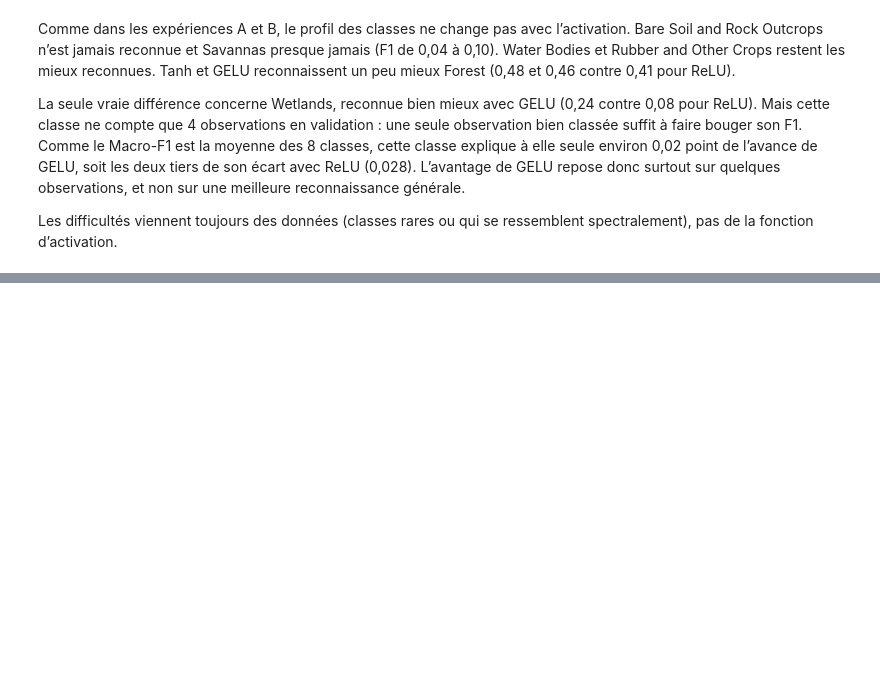
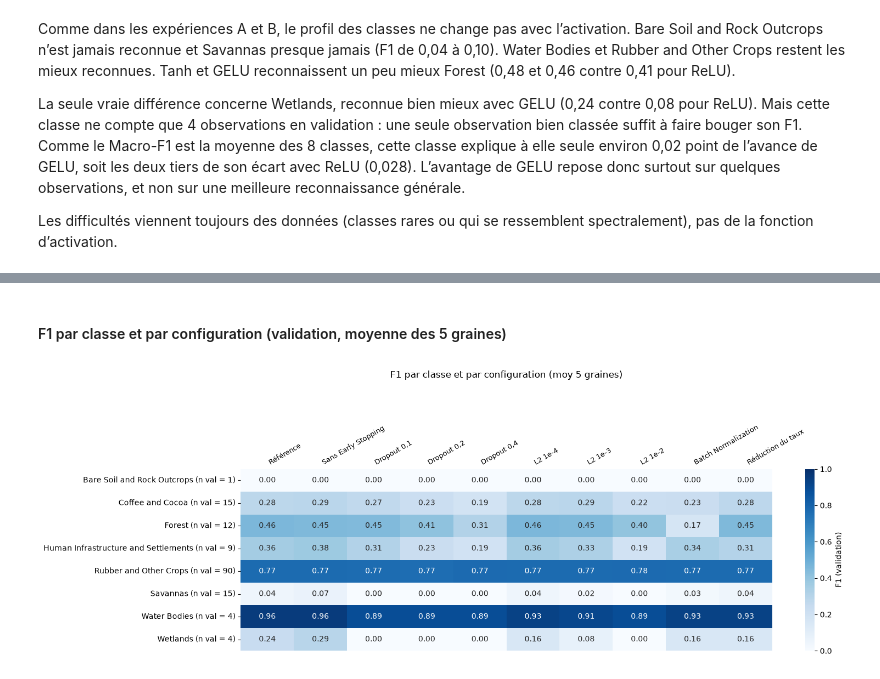
Before and after one commit to DanielYahiri/school-project, a Jupyter notebook: experience A.ipynb, the cells around one changed output, grey strips where cells are left out. Cells and saved outputs as stored; diff of their text form; code cells hidden in the pictures; blank space fills up the shorter version.

```diff
--- a/experience A.ipynb
+++ b/experience A.ipynb
@@ -1400,0 +1547,24 @@ Référence D : [0.346, 0.374, 0.329, 0.425, 0.332] | ReLU C : [0.346, 0.374, 0.
+# %% [markdown]
+####  F1 par classe et par configuration (validation, moyenne des 5 graines)
+# %%
+
+
+f1_classes_D = pd.DataFrame({nom: np.mean([f1_par_classe_D[(nom, g)] for g in GRAINES], axis=0)
+                             for nom in CONFIGS_ORDRE}, index=NOMS_CLASSES)
+effectifs_val_D = pd.Series(y_val).value_counts().reindex(range(N_CLASSES), fill_value=0).to_numpy()
+f1_classes_D.index = [f"{c} (n val = {n})" for c, n in zip(NOMS_CLASSES, effectifs_val_D)]
+f1_classes_D.to_csv(os.path.join(DOSSIER_SORTIE_D, "f1_par_classe.csv"))
+
+fig, ax = plt.subplots(figsize=(16, 5.5))
+sns.heatmap(f1_classes_D, annot=True, fmt=".2f", cmap="Blues", vmin=0, vmax=1, ax=ax,
+            cbar_kws={"label": "F1 (validation)"})
+ax.xaxis.tick_top()                     # noms des configurations au-dessus du graphique
+ax.tick_params(axis="x", length=0, labelsize=9)
+plt.setp(ax.get_xticklabels(), rotation=30, ha="left")
+ax.set_title("F1 par classe et par configuration (moy 5 graines)", pad=60)
+plt.tight_layout()
+plt.savefig(os.path.join(DOSSIER_SORTIE_D, "f1_par_classe.png"), dpi=150)
+plt.show()
+# certaines classes n'ont que 1 à 4 observations en validation : leur F1 est très instable.
+# %% [output]
+[figure, added]
```
Also changed, not shown: parts of 24 cells of this notebook, 16 other files.
